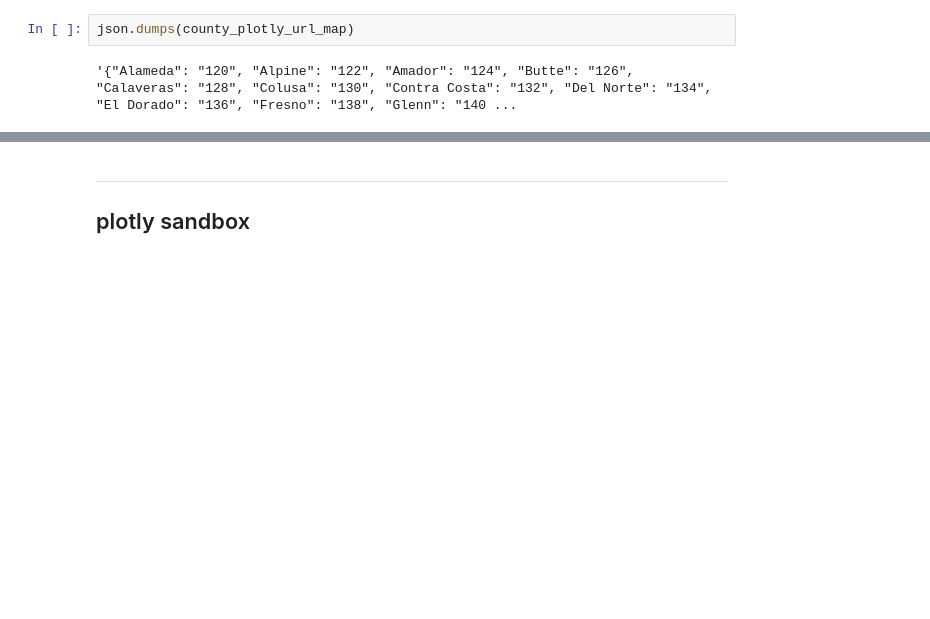
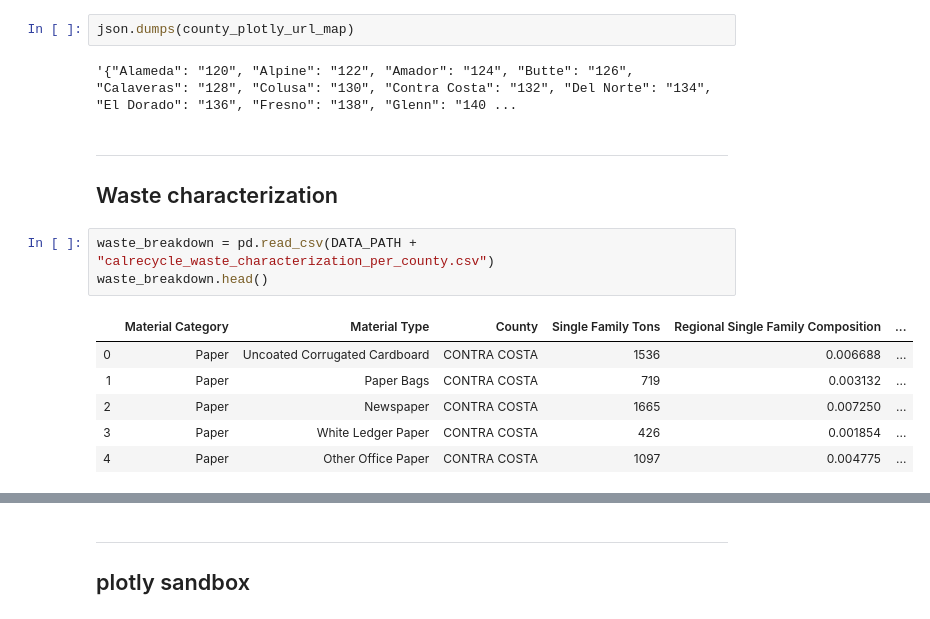
Before and after one commit to matthew-y-dong/ca-waste, a Jupyter notebook: eda/web-page-visualizations.ipynb, the cells around one changed output, grey strips where cells are left out. Cells and saved outputs as stored; diff of their text form; blank space fills up the shorter version.

```diff
--- a/eda/web-page-visualizations.ipynb
+++ b/eda/web-page-visualizations.ipynb
@@ -180,3 +180,17 @@ PlotlyRequestError: Hi there, you've reached the threshold of 100 combined image
 json.dumps(county_plotly_url_map)
 # %% [output]
 '{"Alameda": "120", "Alpine": "122", "Amador": "124", "Butte": "126", "Calaveras": "128", "Colusa": "130", "Contra Costa": "132", "Del Norte": "134", "El Dorado": "136", "Fresno": "138", "Glenn": "140 ...
+# %% [markdown]
+---
+
+## Waste characterization
+# %%
+waste_breakdown = pd.read_csv(DATA_PATH + "calrecycle_waste_characterization_per_county.csv")
+waste_breakdown.head()
+# %% [output]
+|  | Material Category | Material Type | County | Single Family Tons | Regional Single Family Composition | ... |
+| 0 | Paper | Uncoated Corrugated Cardboard | CONTRA COSTA | 1536 | 0.006688 | ... |
+| 1 | Paper | Paper Bags | CONTRA COSTA | 719 | 0.003132 | ... |
+| 2 | Paper | Newspaper | CONTRA COSTA | 1665 | 0.007250 | ... |
+| 3 | Paper | White Ledger Paper | CONTRA COSTA | 426 | 0.001854 | ... |
+| 4 | Paper | Other Office Paper | CONTRA COSTA | 1097 | 0.004775 | ... |
```
Also changed, not shown: parts of 7 cells of this notebook, 1 other file.
